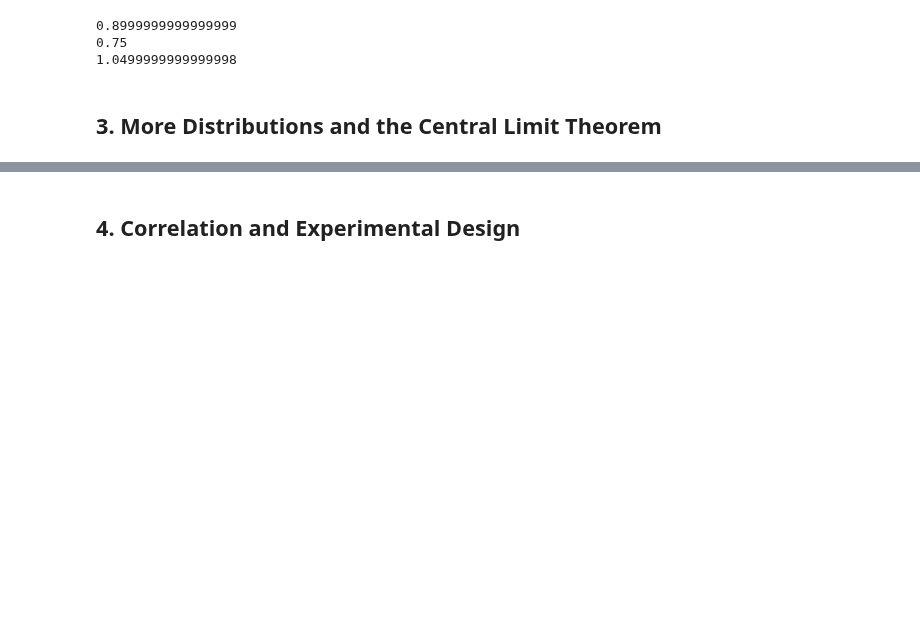
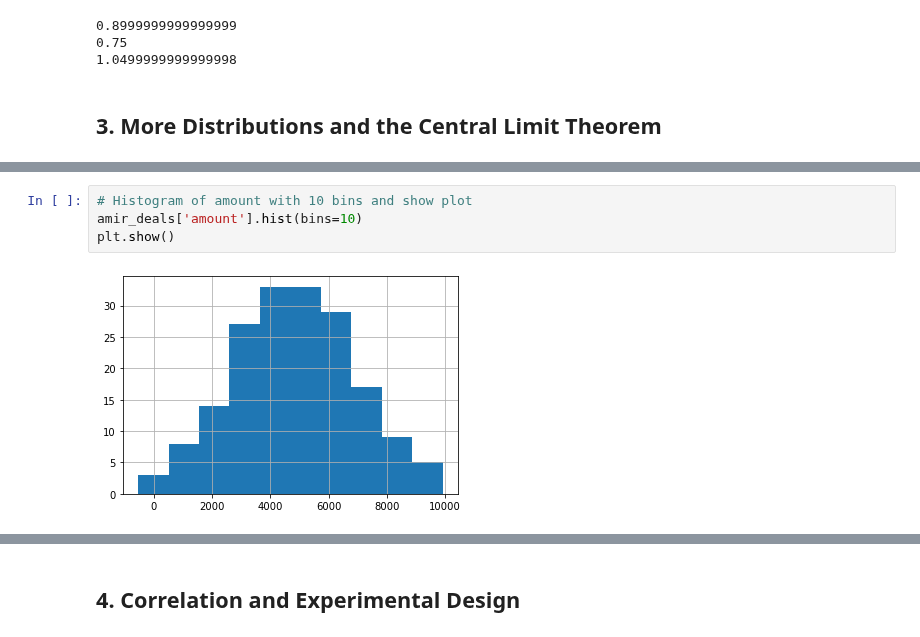
Before and after one commit to pedrogrigorio/DataCamp-Python-Data-Science-Track, a Jupyter notebook: 16-Introduction_to_Statistics_in_Python/notebook.ipynb, the cells around one changed output, grey strips where cells are left out. Cells and saved outputs as stored; diff of their text form; blank space fills up the shorter version.

```diff
--- a/16-Introduction_to_Statistics_in_Python/notebook.ipynb
+++ b/16-Introduction_to_Statistics_in_Python/notebook.ipynb
@@ -440,0 +447,6 @@ print(won_35pct)
+# %%
+# Histogram of amount with 10 bins and show plot
+amir_deals['amount'].hist(bins=10)
+plt.show()
+# %% [output]
+[figure, added]
```
Also changed, not shown: parts of 5 cells of this notebook.
